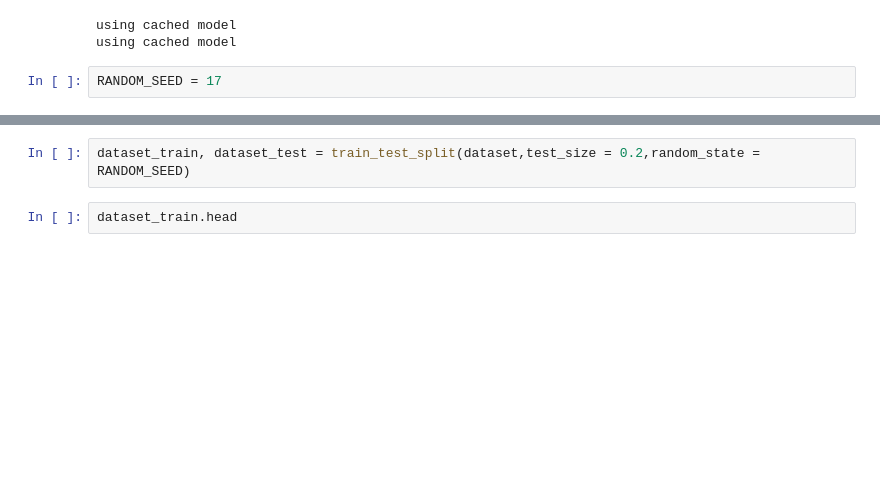
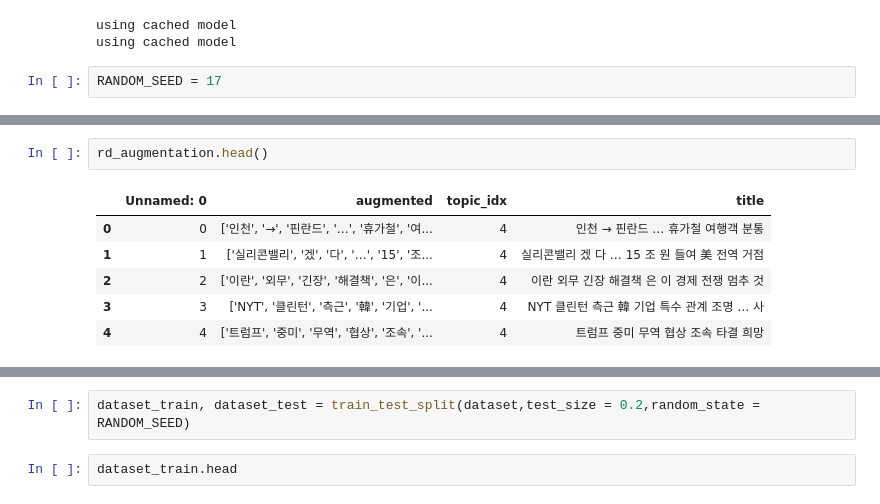
Before and after one commit to qkrwjdan/dacon_news_topic_clasiification, a Jupyter notebook: ko-bert.ipynb, the cells around one changed output, grey strips where cells are left out. Saved outputs shown, nothing was run; the diff lists cells and outputs as text; blank space fills up the shorter version.

```diff
--- a/ko-bert.ipynb
+++ b/ko-bert.ipynb
@@ -31,0 +42,9 @@ dataset = pd.read_csv("data/train_data.csv",index_col=False)
+# %%
+rd_augmentation.head()
+# %% [output]
+|  | Unnamed: 0 | augmented | topic_idx | title |
+| 0 | 0 | ['인천', '→', '핀란드', '…', '휴가철', '여... | 4 | 인천 → 핀란드 … 휴가철 여행객 분통 |
+| 1 | 1 | ['실리콘밸리', '겠', '다', '…', '15', '조... | 4 | 실리콘밸리 겠 다 … 15 조 원 들여 美 전역 거점 |
+| 2 | 2 | ['이란', '외무', '긴장', '해결책', '은', '이... | 4 | 이란 외무 긴장 해결책 은 이 경제 전쟁 멈추 것 |
+| 3 | 3 | ['NYT', '클린턴', '측근', '韓', '기업', '... | 4 | NYT 클린턴 측근 韓 기업 특수 관계 조명 … 사 |
+| 4 | 4 | ['트럼프', '중미', '무역', '협상', '조속', '... | 4 | 트럼프 중미 무역 협상 조속 타결 희망 |
```
Also changed, not shown: parts of 15 cells of this notebook, 12 other files.
